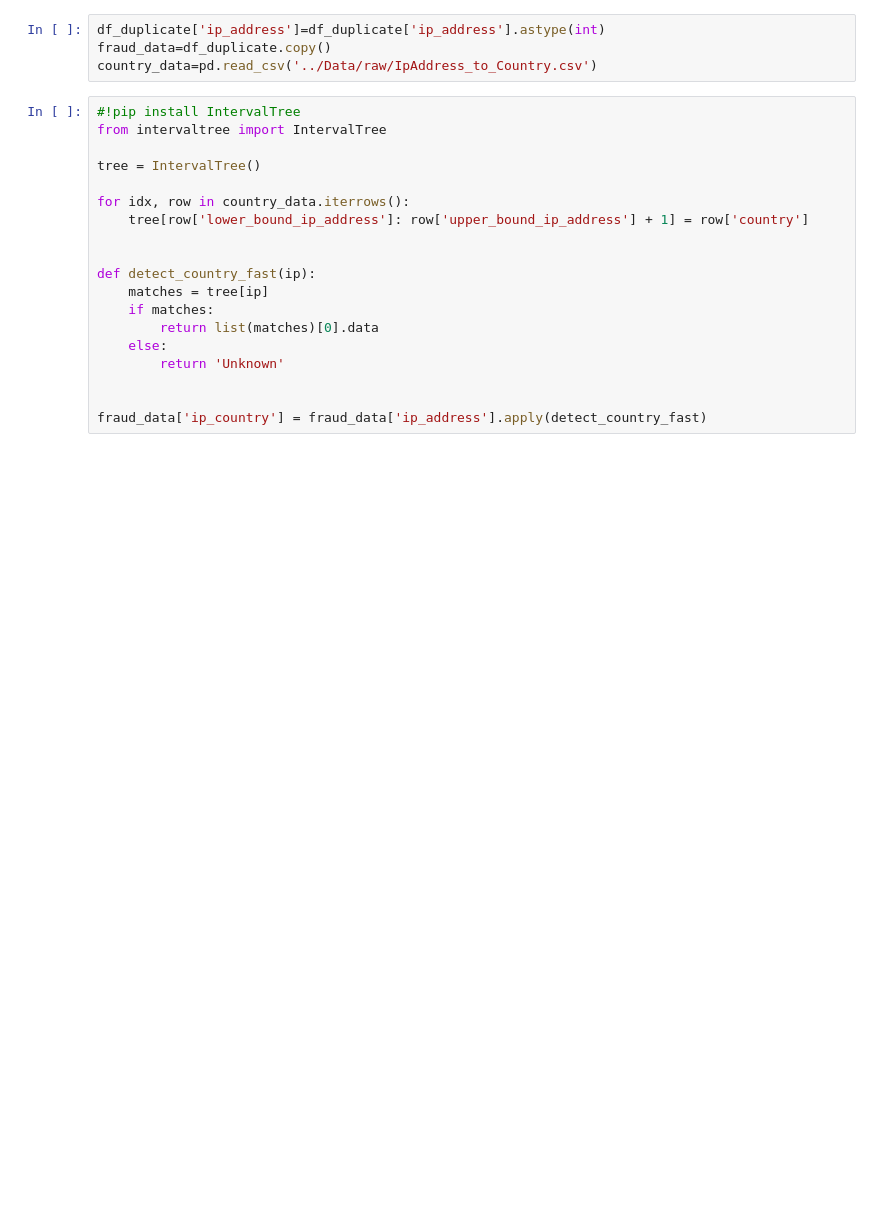
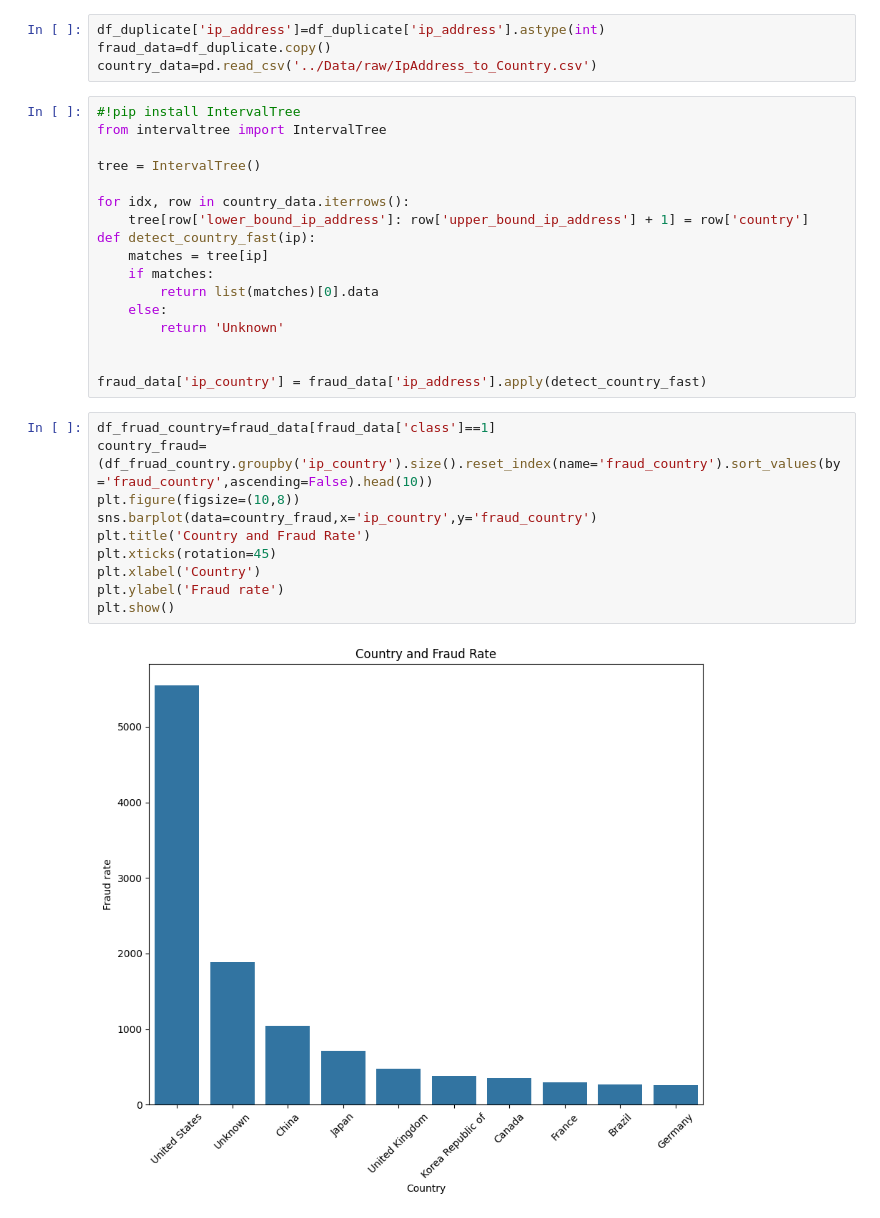
Before and after one commit to yohannes4321/Improved-detection-of-fraud-cases-for-e-commerce-and-bank-transactions, a Jupyter notebook: Nootbook/fraud_data.ipynb, the cells around one changed output. Drawn from its saved outputs; the diff is of its cells as text; blank space fills up the shorter version.

```diff
--- a/Nootbook/fraud_data.ipynb
+++ b/Nootbook/fraud_data.ipynb
@@ -112,8 +159,6 @@ tree = IntervalTree()
 
 for idx, row in country_data.iterrows():
     tree[row['lower_bound_ip_address']: row['upper_bound_ip_address'] + 1] = row['country']
-
-
 def detect_country_fast(ip):
     matches = tree[ip]
     if matches:
@@ -123,3 +168,15 @@ def detect_country_fast(ip):
 
 
 fraud_data['ip_country'] = fraud_data['ip_address'].apply(detect_country_fast)
+# %%
+df_fruad_country=fraud_data[fraud_data['class']==1]
+country_fraud=(df_fruad_country.groupby('ip_country').size().reset_index(name='fraud_country').sort_values(by='fraud_country',ascending=False).head(10))
+plt.figure(figsize=(10,8))
+sns.barplot(data=country_fraud,x='ip_country',y='fraud_country')
+plt.title('Country and Fraud Rate')
+plt.xticks(rotation=45)
+plt.xlabel('Country')
+plt.ylabel('Fraud rate')
+plt.show()
+# %% [output]
+[figure, added]
```
Also changed, not shown: parts of 6 cells of this notebook.
